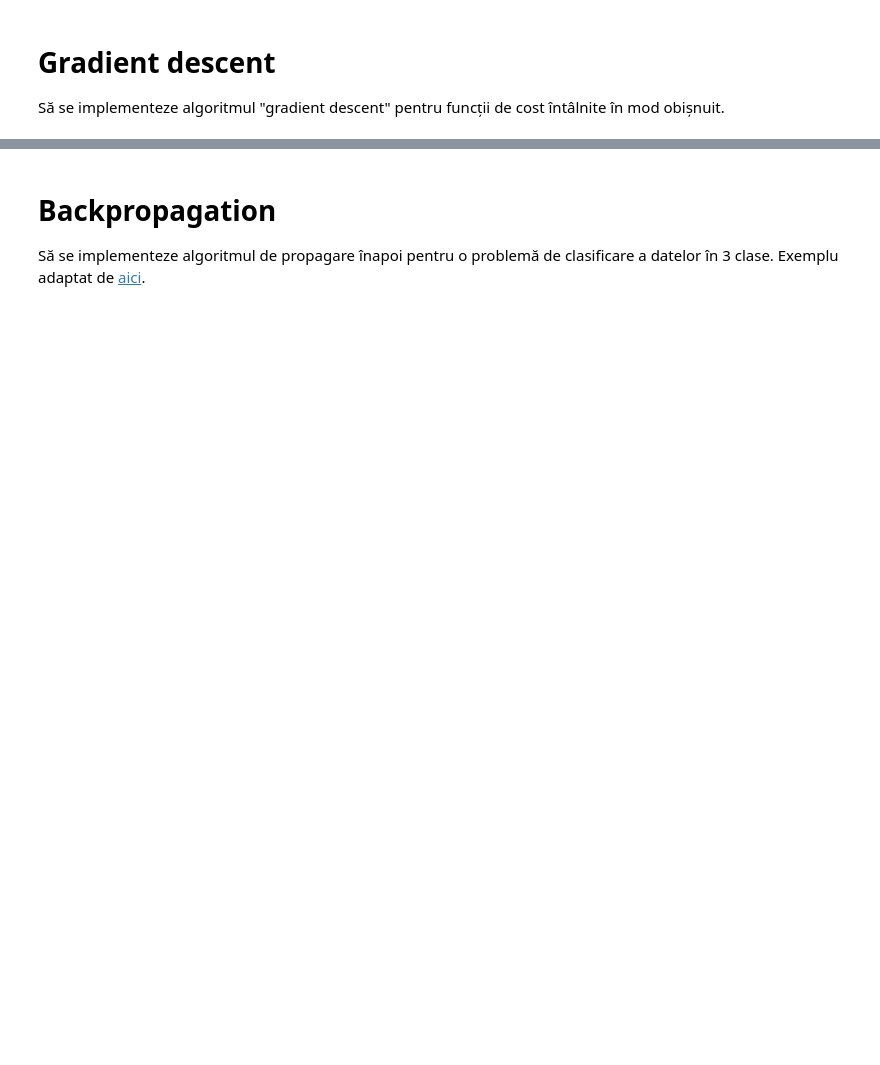
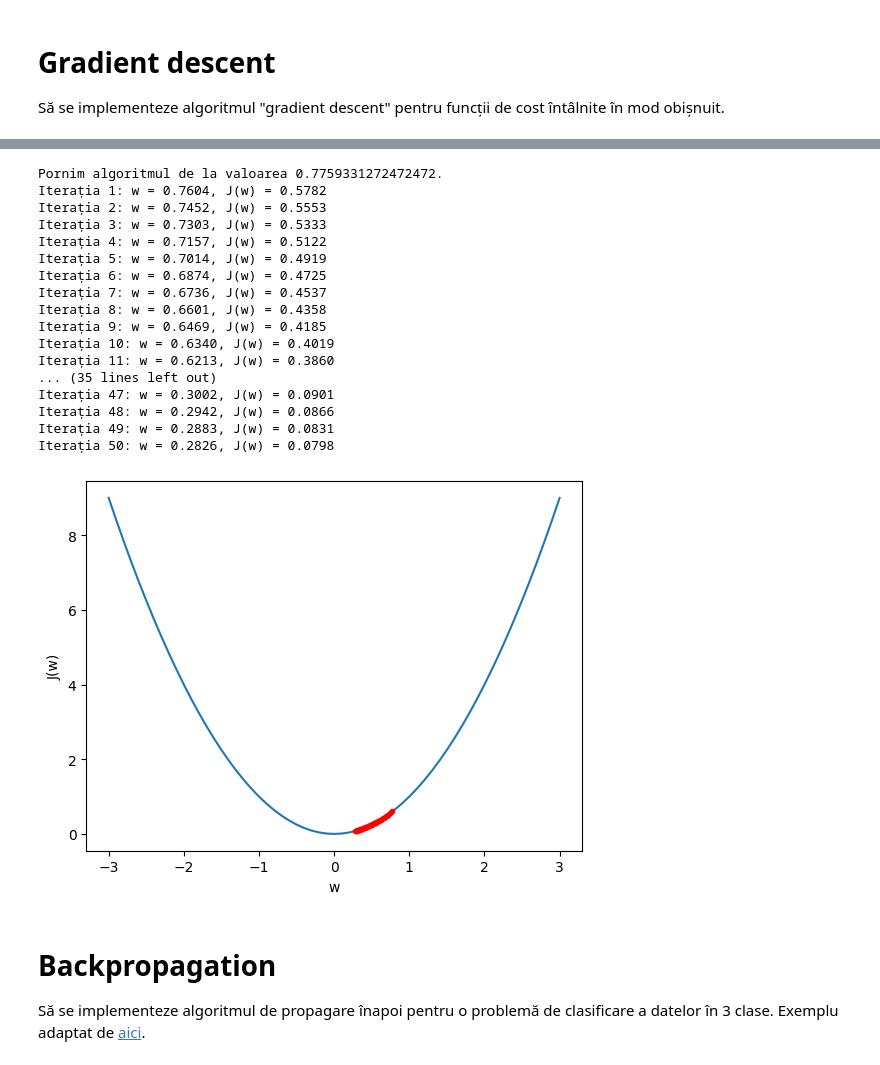
Before and after one commit to Moshulika/Facultate, a Jupyter notebook: laborator/CV 3 - Lab #2.ipynb, the cells around one changed output, grey strips where cells are left out. Cells and saved outputs as stored; diff of their text form; code cells hidden in the pictures; blank space fills up the shorter version.

```diff
--- a/laborator/CV 3 - Lab #2.ipynb
+++ b/laborator/CV 3 - Lab #2.ipynb
@@ -14,7 +14,7 @@ input = np.array([(0,0), (0,1), (1,0), (1,1)])
 labels = np.array([0, 1, 1, 1]) # OR
 
 # TODO: Testati moduri diferite de a initializa ponderile: 0 vs aleator
-w = np.array([0, 0, 0])
+w = np.array([0.0, 0.0, 0.0])
 # %%
 def form_x(x):
   return np.concatenate(([1], x))
@@ -36,7 +36,7 @@ lr = 0.01
 for epoch in range(1, num_epochs+1):
   print("Epoca #{}".format(epoch))
   # Retinem valoarea ponderilor de la inceputul epocii
-  w_epoch_start = w
+  w_epoch_start = w.copy()
   w_changed = False
   for i, (input_pair, label) in enumerate(zip(input, labels)):
 
@@ -49,8 +49,7 @@ for epoch in range(1, num_epochs+1):
     # TODO
 
     error = label - out_value;
-    for j in range(len(w)):
-      w[j] += lr * error * in_values[j]
+    w += lr * error * in_values
 
     # Retinem daca a avut loc modificare ponderilor <-> daca algoritmul inca mai invata
     if not (np.array_equal(w, w_epoch_start)):
@@ -102,33 +118,58 @@ plt.show()
 lista_w, lista_J_w = [], []
 # Alegem un punct aleator de unde incepem algoritmul
 w = np.random.uniform(suport_fct[0, 0], suport_fct[0, 1])
 print ("Pornim algoritmul de la valoarea {}.".format(w))
 
 # Retinem valorile initiale ale w si J(w)
 lista_w.append(w)
 lista_J_w.append(J(w))
 
 for i in range(n_iter):
 	# Calculam gradientul
 	# TODO
+	grad = dJ(w)
 	# Actualizam w
 	# TODO
+	w = w- lr * grad
 	# Calculam valoarea in noul punct w
 	# TODO
+	J_w = J(w)
 	# Retinem noile valori ale w si J(w)
 	# TODO
+	lista_w.append(w)
+	lista_J_w.append(J_w)
 	# Afisam pe ecran noile valori w si J(w)
 	# TODO
+	print(f"Iterația {i+1}: w = {w:.4f}, J(w) = {J_w:.4f}")
 
 
 # Afisam functia de cost initiala
 plt.plot(f_input, f_output)
 # Adaugam pe grafic valorile w si J(w) gasite
 plt.plot(lista_w, lista_J_w, '.-', color='red')
 plt.xlabel("w")
 plt.ylabel("J(w)")
 # Afisam graficul final
 plt.show()
+# %% [output]
+Pornim algoritmul de la valoarea 0.7759331272472472.
+Iterația 1: w = 0.7604, J(w) = 0.5782
+Iterația 2: w = 0.7452, J(w) = 0.5553
+Iterația 3: w = 0.7303, J(w) = 0.5333
+Iterația 4: w = 0.7157, J(w) = 0.5122
+Iterația 5: w = 0.7014, J(w) = 0.4919
+Iterația 6: w = 0.6874, J(w) = 0.4725
+Iterația 7: w = 0.6736, J(w) = 0.4537
+Iterația 8: w = 0.6601, J(w) = 0.4358
+Iterația 9: w = 0.6469, J(w) = 0.4185
+Iterația 10: w = 0.6340, J(w) = 0.4019
+Iterația 11: w = 0.6213, J(w) = 0.3860
+... (35 lines left out)
+Iterația 47: w = 0.3002, J(w) = 0.0901
+Iterația 48: w = 0.2942, J(w) = 0.0866
+Iterația 49: w = 0.2883, J(w) = 0.0831
+Iterația 50: w = 0.2826, J(w) = 0.0798
+[figure, added]
 # %% [markdown]
 # Backpropagation
 Să se implementeze algoritmul de propagare înapoi pentru o problemă de clasificare a datelor în 3 clase.
```
Also changed, not shown: parts of 3 cells of this notebook.
